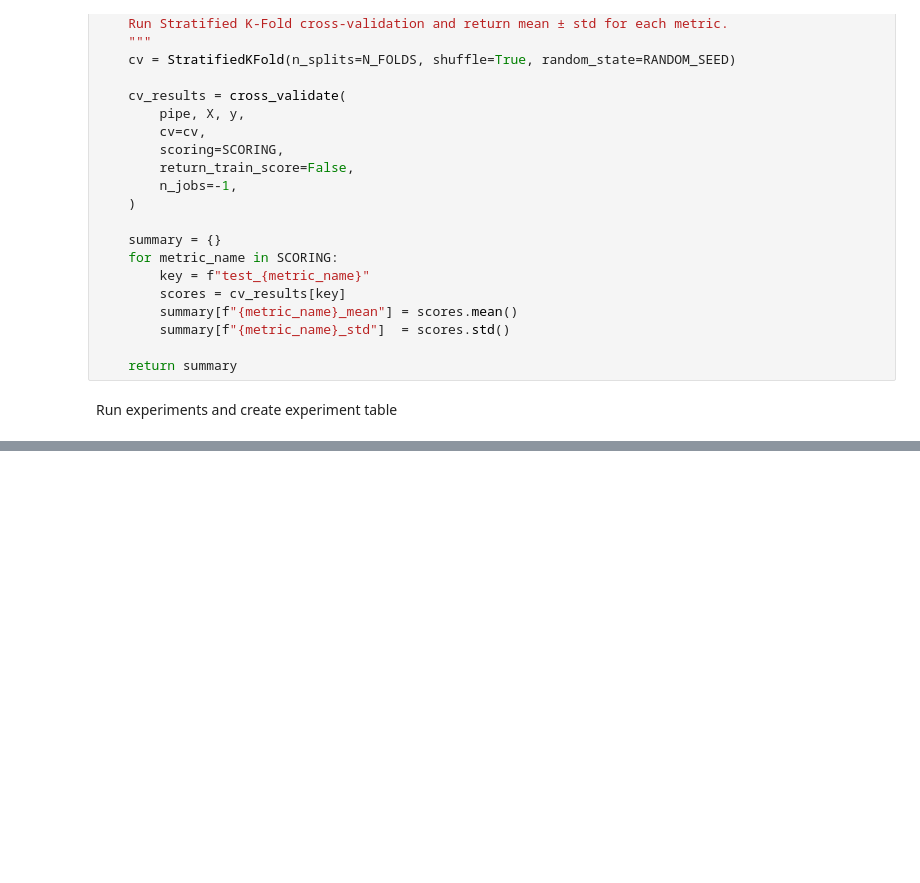
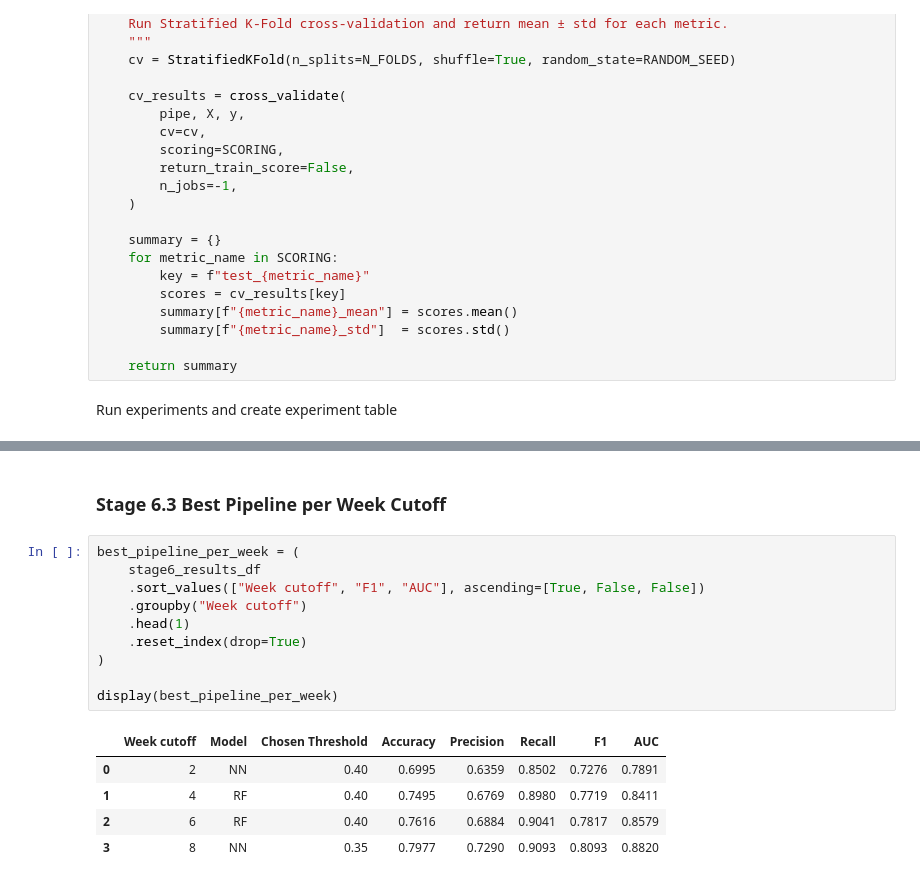
Before and after one commit to alsfine/Group-1-ML-Project-2026, a Jupyter notebook: project.ipynb, the cells around one changed output, grey strips where cells are left out. Cells and saved outputs as stored; diff of their text form; blank space fills up the shorter version.

```diff
--- a/project.ipynb
+++ b/project.ipynb
@@ -1932,0 +2043,18 @@ display(all_experiments_df[display_cols].sort_values(by=["Week cutoff", "AUC (me
+# %% [markdown]
+### Stage 6.3 Best Pipeline per Week Cutoff
+# %%
+best_pipeline_per_week = (
+    stage6_results_df
+    .sort_values(["Week cutoff", "F1", "AUC"], ascending=[True, False, False])
+    .groupby("Week cutoff")
+    .head(1)
+    .reset_index(drop=True)
+)
+
+display(best_pipeline_per_week)
+# %% [output]
+|  | Week cutoff | Model | Chosen Threshold | Accuracy | Precision | Recall | F1 | AUC |
+| 0 | 2 | NN | 0.40 | 0.6995 | 0.6359 | 0.8502 | 0.7276 | 0.7891 |
+| 1 | 4 | RF | 0.40 | 0.7495 | 0.6769 | 0.8980 | 0.7719 | 0.8411 |
+| 2 | 6 | RF | 0.40 | 0.7616 | 0.6884 | 0.9041 | 0.7817 | 0.8579 |
+| 3 | 8 | NN | 0.35 | 0.7977 | 0.7290 | 0.9093 | 0.8093 | 0.8820 |
```
Also changed, not shown: parts of 31 cells of this notebook.
